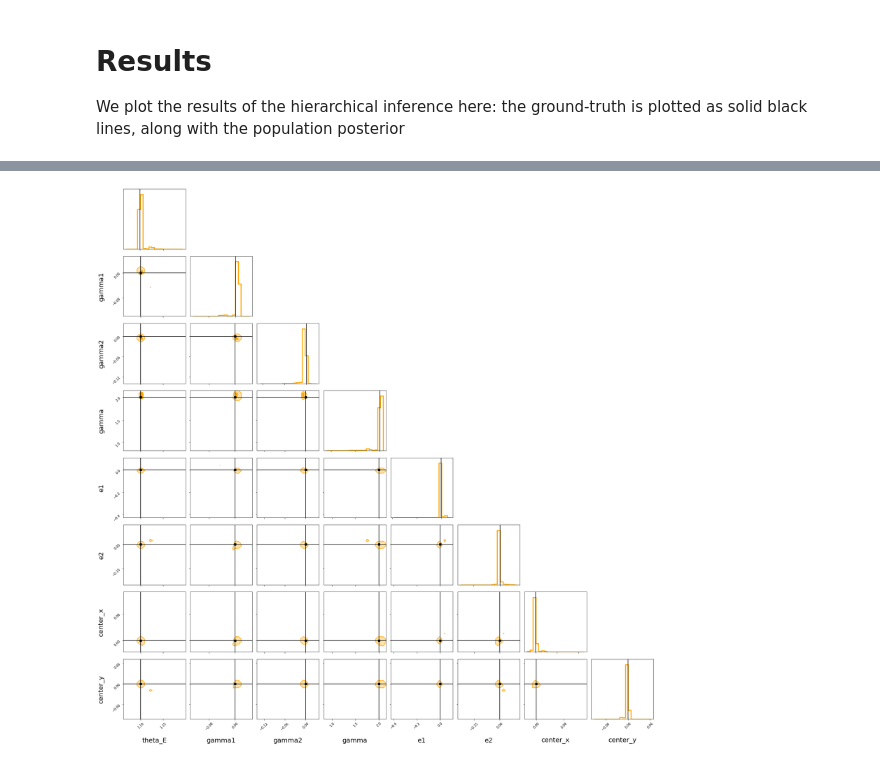
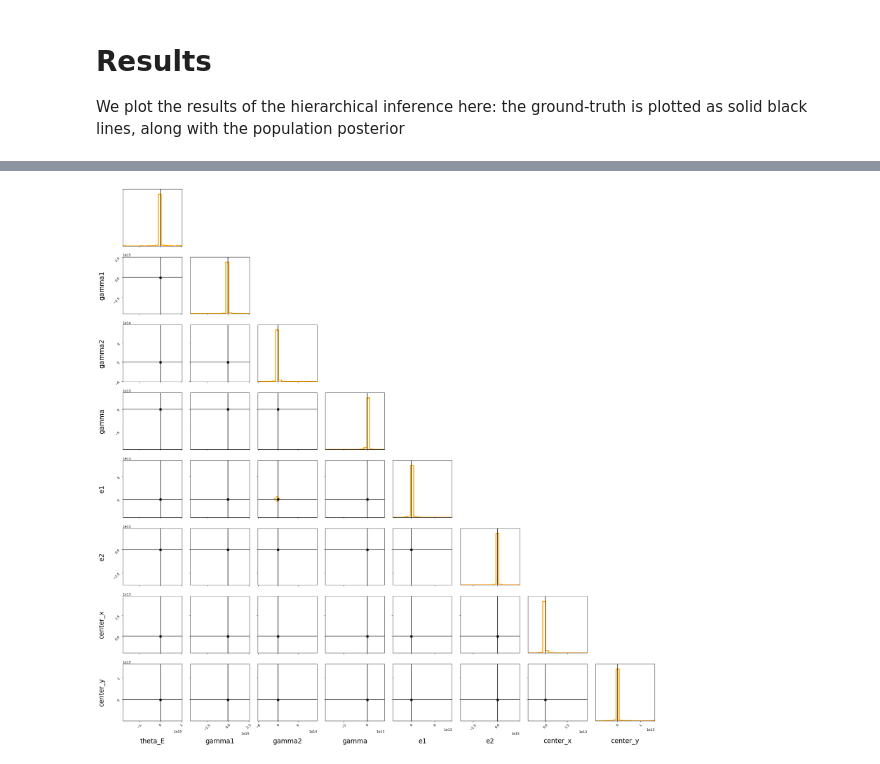
Before and after one commit to P-1884/paltas, a Jupyter notebook: notebooks/End_to_End_Example_Inference.ipynb, the cells around one changed output, grey strips where cells are left out. Saved outputs shown, nothing was run; the diff lists cells and outputs as text; code cells hidden in the pictures.

Commit message:
Making End-to-End Notebook self-contained
Changing directory paths and various other configurations so the notebook works out-the-box.

```diff
--- a/notebooks/End_to_End_Example_Inference.ipynb
+++ b/notebooks/End_to_End_Example_Inference.ipynb
@@ -6,13 +6,11 @@
 # %% [markdown]
 # Import Packages
 # %%
-training_directory = 'Directory-containing-training-and-validation-sets'
-model_directory = 'Directory-containing-folder-of-model-weights'
+paltas_directory = '/Users/hollowayp/paltas/'
+training_directory = '/Users/hollowayp/paltas//notebooks/End_to_End_Tutorial_Files/'
+model_directory = '/Users/hollowayp/paltas/notebooks/End_to_End_Tutorial_Files/'
 import os
-from paltas.Analysis.AnalysisConfigs.train_config_examp import learning_params,batch_size,flip_pairs,\
-                                                               n_epochs,random_seed,norm_images,\
-                                                               loss_function,model_type,\
-                                                               npy_folders_train,img_size
+os.chdir(paltas_directory)
 from paltas.Analysis import hierarchical_inference,dataset_generation, loss_functions, conv_models
 import matplotlib.pyplot as pl
 from scipy.stats import norm
@@ -29,9 +27,6 @@ import sys
 random_seed = 4
 np.random.seed(random_seed)
 tf.random.set_seed(random_seed)
-
-corner_param_print= [elem.replace('main_deflector_parameters_','').replace('subhalo_parameters_','')\
-                     for elem in learning_params]
 # %% [markdown]
 # Generate Images
 We start by generating lensed images divided into training and validation sets. The images are saved within one
@@ -52,7 +58,7 @@ Having trained the model, we locate the filename of the final epoch (this can be
 def load_model_weights_list(directory):
     """ Function to return a list of weights filenames from the network
     args: Directory containing the training, validation and weights files """
-    weights_list = glob.glob(directory+'./model_weights/*')
+    weights_list = glob.glob(f'{directory}/model_weights/*')
     weights_list = [elem.split('model_weights/')[1] for elem in weights_list]
     return weights_list
 
@@ -60,7 +66,8 @@ def return_final_epoch_weights(directory):
     """ File to return the weight filename of the final trained epoch
     args: Directory containing the training, validation and weights files """
     weights_list = load_model_weights_list(directory)
-    final_epoch =  np.max([int(elem.split('-')[0]) for elem in a])
+    print(weights_list)
+    final_epoch =  np.max([int(elem.split('-')[0]) for elem in weights_list])
     w_filename = [x for x in weights_list if x.startswith("{:02d}".format(final_epoch)+'-')][0]
     print('FINAL EPOCH',w_filename)
     return directory+'/model_weights/'+w_filename
@@ -267,17 +306,17 @@ def hierarchical_inference_func(n_lenses,y_pred,prec_pred,train_mean,train_scatt
 
     return sampler
 # %%
-burnin = int(1e2)
+burnin = int(10)
 
 sampler = hierarchical_inference_func(1000,network_means,network_prec,\
-                      train_mean[:].astype('float64'),train_scatter[:].astype('float64'),n_samps=10000)
+                      train_mean[:].astype('float64'),train_scatter[:].astype('float64'),n_samps=100)
 chain = sampler.chain[:,burnin:,:].reshape((-1,2*num_params))[:,0:num_params] #Just using the means for now
 # %% [markdown]
 # Results
 We plot the results of the hierarchical inference here: the ground-truth is plotted as solid black lines, along with the population posterior
 # %%
 labels_kwargs = {'fontsize':20}
-hist_kwargs = {'density':True,'color':color,'lw':3}
+hist_kwargs = {'density':True,'color':'orange','lw':3}
 fig = pl.figure(figsize=(3*len(learning_params),3*len(learning_params)))
 corner.corner(chain,labels=corner_param_print,fig=fig,show_titles=False,plot_datapoints=False,\
               label_kwargs=labels_kwargs,\
@@ -291 +347 @@ pl.show()
-[figure, old version]
+[figure, new version]
```
Also changed, not shown: parts of 6 cells of this notebook, 11 other files.
